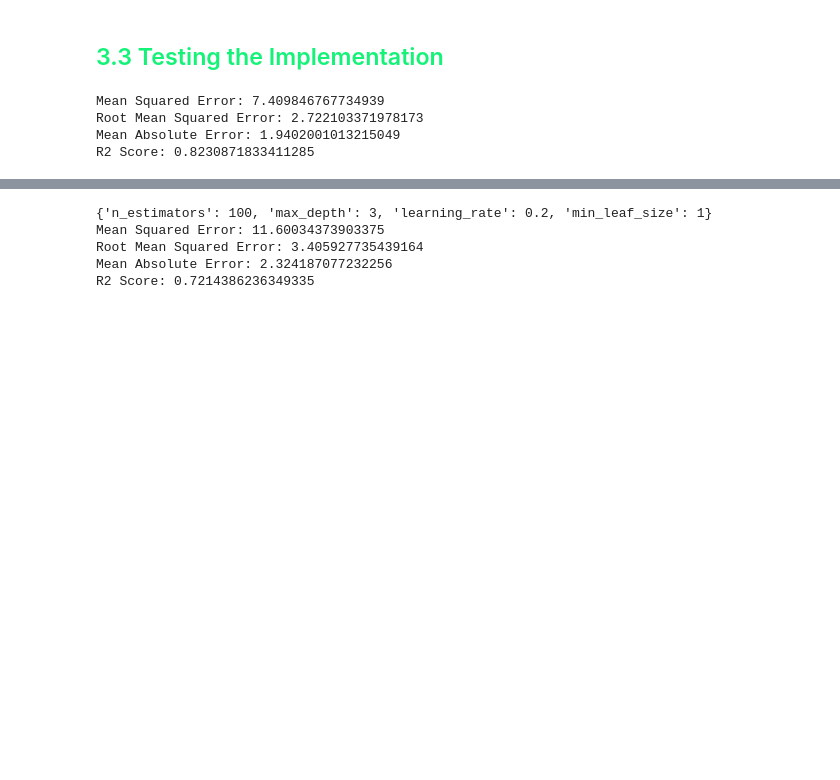
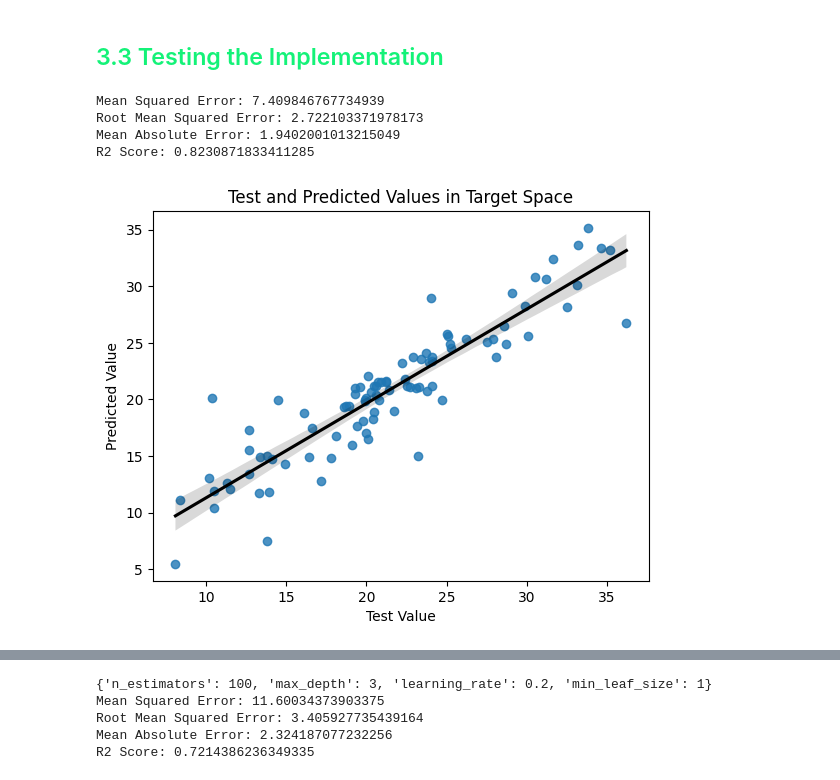
Before and after one commit to emmabland/JPM-Team-Yang, a Jupyter notebook: Final_Presentation.ipynb, the cells around one changed output, grey strips where cells are left out. Saved outputs shown, nothing was run; the diff lists cells and outputs as text; code cells hidden in the pictures; blank space fills up the shorter version.

```diff
--- a/Final_Presentation.ipynb
+++ b/Final_Presentation.ipynb
@@ -761,3 +761,12 @@ Mean Squared Error: 7.409846767734939
 Root Mean Squared Error: 2.722103371978173
 Mean Absolute Error: 1.9402001013215049
 R2 Score: 0.8230871833411285
+# %%
+g =sns.regplot(x = y_test, y = predictions, line_kws={'color':'black'})
+#g = sns.lineplot(x = y_test, y = y_test, color = 'black')
+g.set_ylabel('Predicted Value')
+g.set_xlabel('Test Value')
+g.set_title('Test and Predicted Values in Target Space')
+plt.show()
+# %% [output]
+[figure, added]
```
Also changed, not shown: parts of 4 cells of this notebook.
